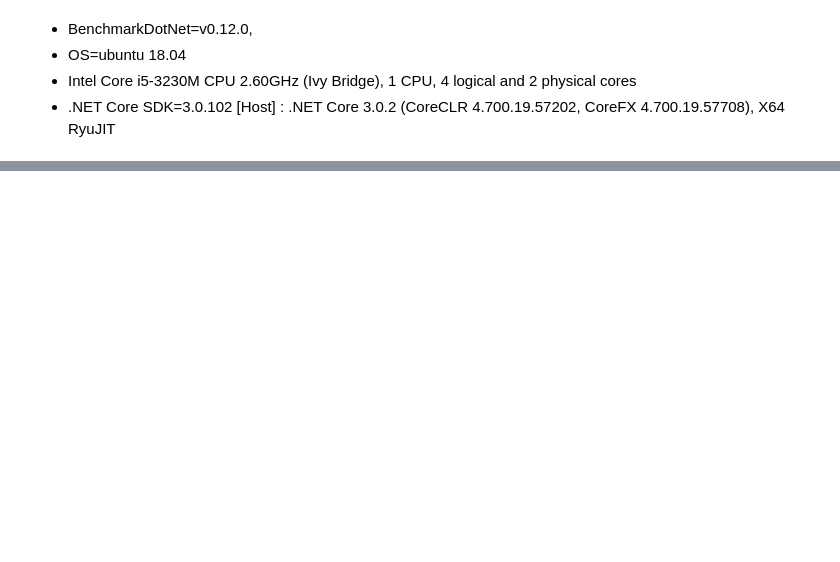
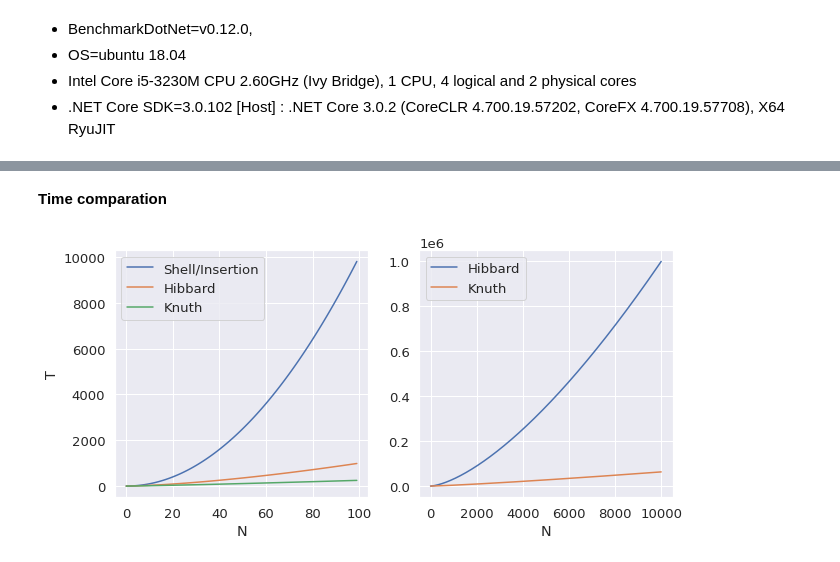
Before and after one commit to ShkalikovOleh/Labs, a Jupyter notebook: Algorithms and data structures/Sort algorithms/Analysis.ipynb, the cells around one changed output, grey strips where cells are left out. Drawn from its saved outputs; the diff is of its cells as text; code cells hidden in the pictures; blank space fills up the shorter version.

```diff
--- a/Algorithms and data structures/Sort algorithms/Analysis.ipynb
+++ b/Algorithms and data structures/Sort algorithms/Analysis.ipynb
@@ -1,8 +1,12 @@
 # %%
 %matplotlib inline
 import matplotlib.pyplot as plt
+import seaborn as sns
 import pandas as pd
 import numpy as np
+
+sns.set_context('paper')
+sns.set(font_scale=1.2)
 # %% [markdown]
 - BenchmarkDotNet=v0.12.0,
 - OS=ubuntu 18.04
@@ -220,0 +116,22 @@ df2
+# %% [markdown]
+**Time comparation**
+# %%
+x = np.arange(0, 100)
+
+plt.figure(figsize=(10,10))
+plt.subplot(2, 2, 1)
+plt.xlabel("N")
+plt.ylabel("T")
+
+sns.lineplot(x, x**2, label = "Shell/Insertion");
+sns.lineplot(x, x**(3/2), label = "Hibbard");
+sns.lineplot(x, x**(6/5), label = "Knuth");
+
+plt.subplot(2, 2, 2)
+plt.xlabel("N")
+
+x = np.arange(0,10000)
+sns.lineplot(x, x**(3/2), label = "Hibbard");
+sns.lineplot(x, x**(6/5), label = "Knuth");
+# %% [output]
+[figure, added]
```
Also changed, not shown: parts of 35 cells of this notebook, 10 other files.
